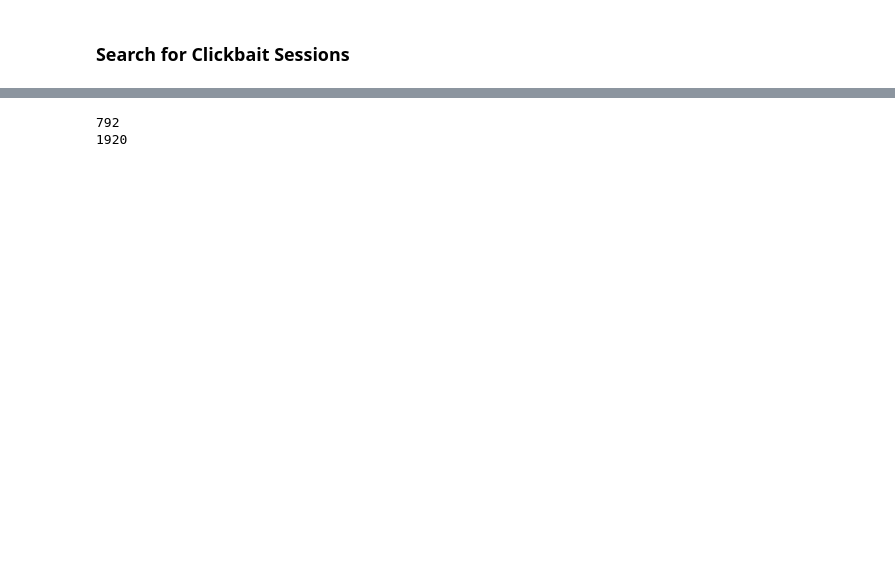
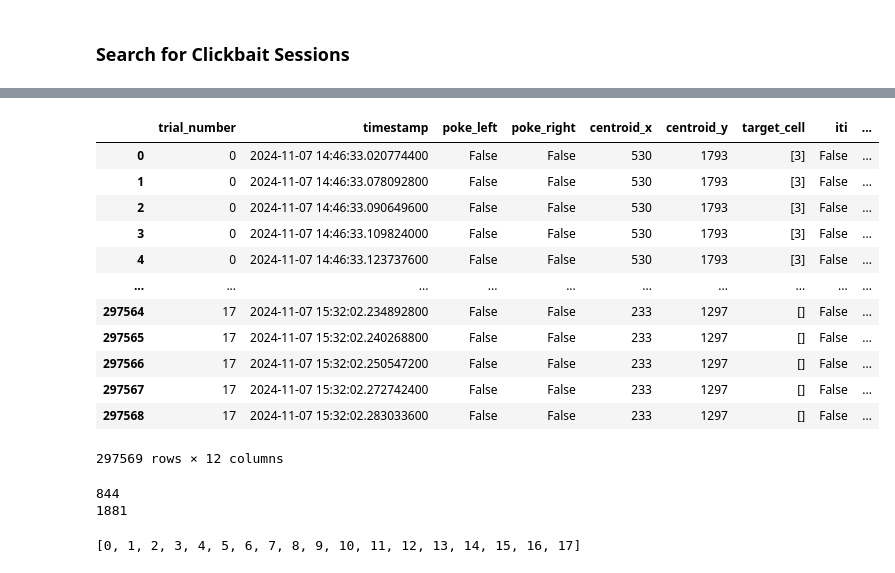
Before and after one commit to nghess/clickbait-analyze, a Jupyter notebook: load_clickbait_data.ipynb, the cells around one changed output, grey strips where cells are left out. Drawn from its saved outputs; the diff is of its cells as text; code cells hidden in the pictures; blank space fills up the shorter version.

```diff
--- a/load_clickbait_data.ipynb
+++ b/load_clickbait_data.ipynb
@@ -28,6 +28,6 @@ event_data_a = pd.read_csv(f"{data_path}_eventsA.csv")
 event_data_a.columns = col_names_a
 
 # Load events .csv part B
-col_names_b = ['iti', 'water_left', 'reward_state', 'click', 'water_right']
+col_names_b = ['iti', 'reward_state', 'water_left', 'water_right', 'click']
 event_data_b = pd.read_csv(f"{data_path}_eventsB.csv")
 event_data_b.columns = col_names_b
@@ -63,12 +59,32 @@ event_data = event_data.astype({
 
 # Convert string representations of lists to actual lists
 event_data['target_cell'] = event_data['target_cell'].apply(ast.literal_eval)
+# %%
+event_data
+# %% [output]
+|  | trial_number | timestamp | poke_left | poke_right | centroid_x | centroid_y | target_cell | iti | ... |
+| 0 | 0 | 2024-11-07 14:46:33.020774400 | False | False | 530 | 1793 | [3] | False | ... |
+| 1 | 0 | 2024-11-07 14:46:33.078092800 | False | False | 530 | 1793 | [3] | False | ... |
+| 2 | 0 | 2024-11-07 14:46:33.090649600 | False | False | 530 | 1793 | [3] | False | ... |
+| 3 | 0 | 2024-11-07 14:46:33.109824000 | False | False | 530 | 1793 | [3] | False | ... |
+| 4 | 0 | 2024-11-07 14:46:33.123737600 | False | False | 530 | 1793 | [3] | False | ... |
+| ... | ... | ... | ... | ... | ... | ... | ... | ... | ... |
+| 297564 | 17 | 2024-11-07 15:32:02.234892800 | False | False | 233 | 1297 | [] | False | ... |
+| 297565 | 17 | 2024-11-07 15:32:02.240268800 | False | False | 233 | 1297 | [] | False | ... |
+| 297566 | 17 | 2024-11-07 15:32:02.250547200 | False | False | 233 | 1297 | [] | False | ... |
+| 297567 | 17 | 2024-11-07 15:32:02.272742400 | False | False | 233 | 1297 | [] | False | ... |
+| 297568 | 17 | 2024-11-07 15:32:02.283033600 | False | False | 233 | 1297 | [] | False | ... |
+297569 rows × 12 columns
 # %%
 print(max(event_data['centroid_x']))
 print(max(event_data['centroid_y']))
 # %% [output]
-792
-1920
+844
+1881
 # %%
 trials_list = event_data['trial_number'].unique().tolist()
+# %%
+trials_list
+# %% [output]
+[0, 1, 2, 3, 4, 5, 6, 7, 8, 9, 10, 11, 12, 13, 14, 15, 16, 17]
 # %%
```
Also changed, not shown: parts of 3 cells of this notebook, 1 other file.
